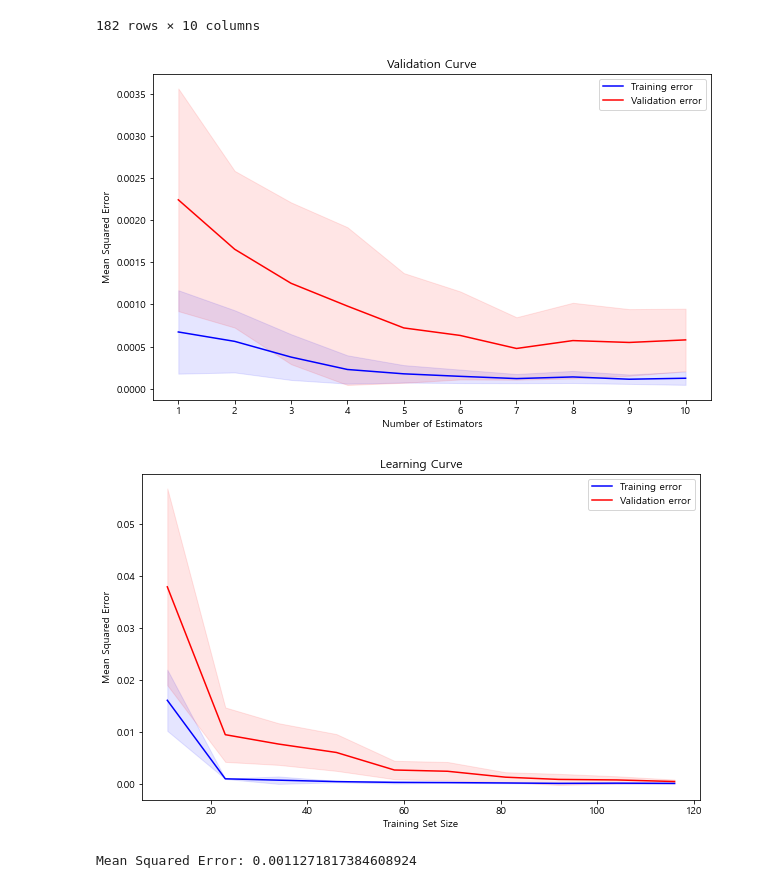
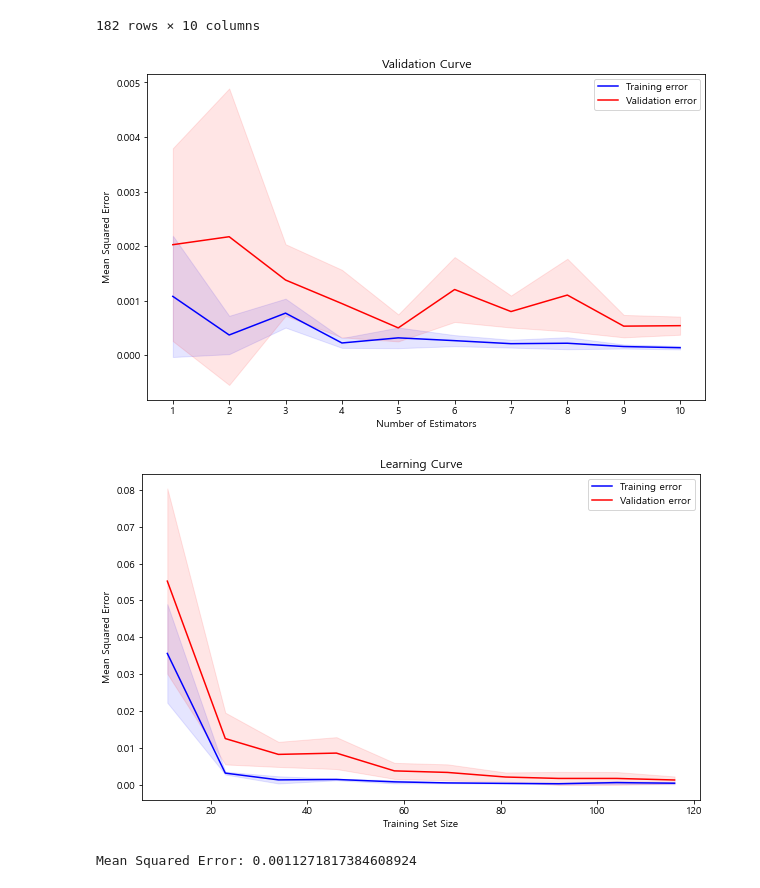
Before and after one commit to Choiterry/AI-Study, a Jupyter notebook: life_data_randomforest2.ipynb, the cells around one changed output. Drawn from its saved outputs; the diff is of its cells as text; code cells hidden in the pictures.

```diff
--- a/life_data_randomforest2.ipynb
+++ b/life_data_randomforest2.ipynb
@@ -117,51 +111,58 @@ rf_regressor = RandomForestRegressor( random_state=42)
 # %%
-from sklearn.model_selection import validation_curve
+from sklearn.model_selection import validation_curve, KFold, RandomizedSearchCV
 import numpy as np
 import matplotlib.pyplot as plt
+from sklearn.model_selection import KFold
+from sklearn.ensemble import RandomForestRegressor
+from sklearn.model_selection import train_test_split
+from sklearn.metrics import mean_squared_error
 
 # Create a Random Forest Regressor
+rf_regressor = RandomForestRegressor()
 
+# Split the data into training and test sets
+X_train, X_test, y_train, y_test = train_test_split(df_prep[cols], df_prep[label_name], test_size=0.3, random_state=42)
 
 # Define the range of values for the parameter
-param_range = [1,2,3,4,5,6,7,8,9,10]
-
+param_range = [1, 2, 3, 4, 5, 6, 7, 8, 9, 10]
+cv = KFold(n_splits = 5,random_state= 0,shuffle = True)
 # Calculate validation curve
 train_scores, test_scores = validation_curve(
-    rf_regressor, X_train, y_train, param_name='n_estimators', param_range=param_range, cv=5, scoring='neg_mean_squared_error')
+    rf_regressor, X_train, y_train, param_name='n_estimators', param_range=param_range, scoring='neg_mean_squared_error')
 
 # Calculate mean and standard deviation of train scores
 train_mean = -np.mean(train_scores, axis=1)
 train_std = np.std(train_scores, axis=1)
 
 # Calculate mean and standard deviation of test scores
 test_mean = -np.mean(test_scores, axis=1)
 test_std = np.std(test_scores, axis=1)
 
 # Plot validation curve
 plt.figure(figsize=(10, 6))
 plt.plot(param_range, train_mean, label='Training error', color='blue')
 plt.plot(param_range, test_mean, label='Validation error', color='red')
 
 # Draw the bands
 plt.fill_between(param_range, train_mean - train_std, train_mean + train_std, color='blue', alpha=0.1)
 plt.fill_between(param_range, test_mean - test_std, test_mean + test_std, color='red', alpha=0.1)
 
 # Add labels and title
 plt.xlabel('Number of Estimators')
 plt.ylabel('Mean Squared Error')
 plt.title('Validation Curve')
 plt.legend(loc='best')
 plt.xticks(param_range)
 plt.show()
 # %% [output]
-[figure, old version]
+[figure, new version]
 # %%
 from sklearn.model_selection import learning_curve
 
-rf_regressor = RandomForestRegressor( n_estimators = 7, random_state=42)
+rf_regressor = RandomForestRegressor( n_estimators = 3, random_state=42)
 
 # Create the learning curve
-train_sizes, train_scores, test_scores = learning_curve(rf_regressor, X_train, y_train, cv=5, scoring='neg_mean_squared_error', train_sizes=np.linspace(0.1, 1.0, 10))
+train_sizes, train_scores, test_scores = learning_curve(rf_regressor, X_train, y_train,scoring='neg_mean_squared_error', train_sizes=np.linspace(0.1, 1.0, 10))
 
 # Calculate the mean and standard deviation of the train scores
 train_mean = -np.mean(train_scores, axis=1)
@@ -187,7 +188,7 @@ plt.title('Learning Curve')
 plt.legend(loc='best')
 plt.show()
 # %% [output]
-[figure, old version]
+[figure, new version]
 # %%
 
 
```
Also changed, not shown: parts of 1 cell of this notebook, 2 other files.
